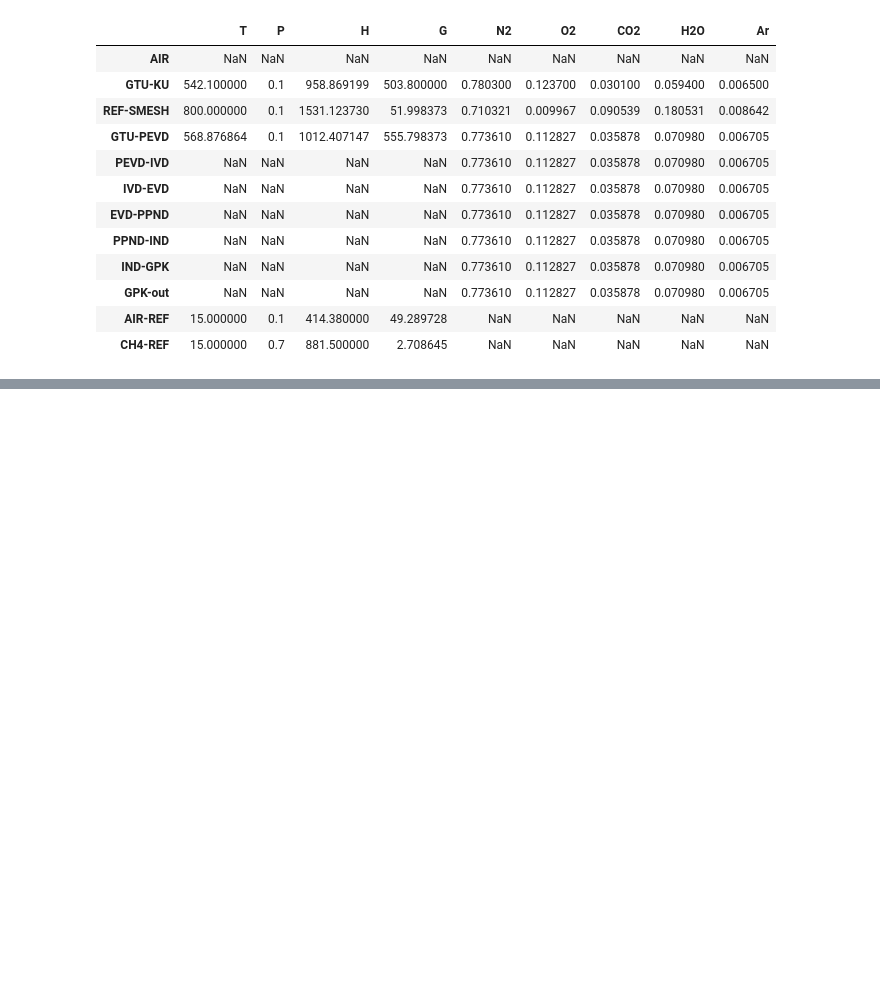
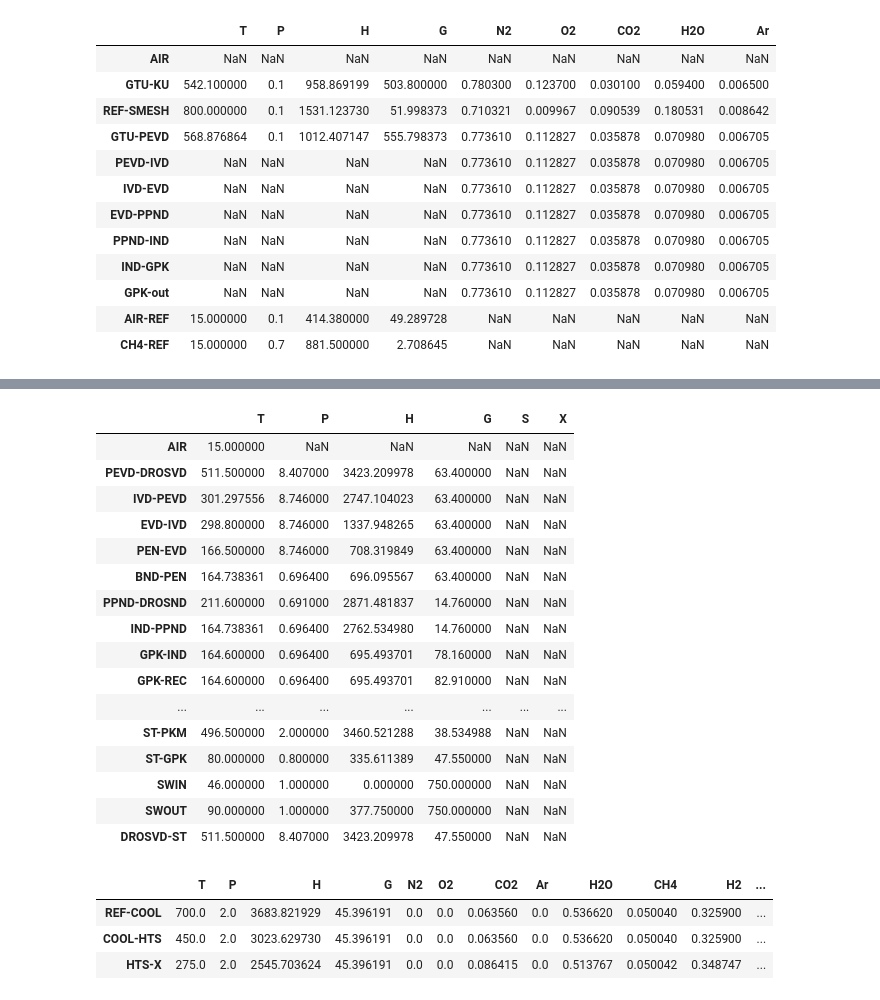
Before and after one commit to maksimovia/GZ, a Jupyter notebook: REF maksimov.ipynb, the cells around one changed output, grey strips where cells are left out. Drawn from its saved outputs; the diff is of its cells as text; code cells hidden in the pictures; blank space fills up the shorter version.

```diff
--- a/REF maksimov.ipynb
+++ b/REF maksimov.ipynb
@@ -187,0 +173,22 @@ heaters
+# %%
+import mat_properties as prop
+import numpy as n
+import pandas as pd
+
+#Вкл выкл заряд по ПКМ
+PKM_zaryad = True
+####################
+
+gas_streams = pd.read_excel("streams.xlsx", sheet_name="gas", index_col=0)
+syngas_streams = pd.read_excel("streams.xlsx", sheet_name="syngas", index_col=0)
+water_streams = pd.read_excel("streams.xlsx", sheet_name="water", index_col=0)
+heaters = pd.read_excel("blocks.xlsx", sheet_name="heaters", index_col=0)
+gas_streams0 = pd.read_excel("streams0.xlsx", sheet_name="gas", index_col=0)
+water_streams0 = pd.read_excel("streams0.xlsx", sheet_name="water", index_col=0)
+
+
+
+from PKM import PKM_all
+PKM_all.calc(PKM_zaryad, gas_streams,syngas_streams,water_streams,water_streams0,heaters)
+
+gas_streams
@@ -187,0 +209,27 @@ heaters
+# %%
+water_streams
+# %% [output]
+|  | T | P | H | G | S | X |
+| AIR | 15.000000 | NaN | NaN | NaN | NaN | NaN |
+| PEVD-DROSVD | 511.500000 | 8.407000 | 3423.209978 | 63.400000 | NaN | NaN |
+| IVD-PEVD | 301.297556 | 8.746000 | 2747.104023 | 63.400000 | NaN | NaN |
+| EVD-IVD | 298.800000 | 8.746000 | 1337.948265 | 63.400000 | NaN | NaN |
+| PEN-EVD | 166.500000 | 8.746000 | 708.319849 | 63.400000 | NaN | NaN |
+| BND-PEN | 164.738361 | 0.696400 | 696.095567 | 63.400000 | NaN | NaN |
+| PPND-DROSND | 211.600000 | 0.691000 | 2871.481837 | 14.760000 | NaN | NaN |
+| IND-PPND | 164.738361 | 0.696400 | 2762.534980 | 14.760000 | NaN | NaN |
+| GPK-IND | 164.600000 | 0.696400 | 695.493701 | 78.160000 | NaN | NaN |
+| GPK-REC | 164.600000 | 0.696400 | 695.493701 | 82.910000 | NaN | NaN |
+| ... | ... | ... | ... | ... | ... | ... |
+| ST-PKM | 496.500000 | 2.000000 | 3460.521288 | 38.534988 | NaN | NaN |
+| ST-GPK | 80.000000 | 0.800000 | 335.611389 | 47.550000 | NaN | NaN |
+| SWIN | 46.000000 | 1.000000 | 0.000000 | 750.000000 | NaN | NaN |
+| SWOUT | 90.000000 | 1.000000 | 377.750000 | 750.000000 | NaN | NaN |
+| DROSVD-ST | 511.500000 | 8.407000 | 3423.209978 | 47.550000 | NaN | NaN |
+# %%
+syngas_streams
+# %% [output]
+|  | T | P | H | G | N2 | O2 | CO2 | Ar | H2O | CH4 | H2 | ... |
+| REF-COOL | 700.0 | 2.0 | 3683.821929 | 45.396191 | 0.0 | 0.0 | 0.063560 | 0.0 | 0.536620 | 0.050040 | 0.325900 | ... |
+| COOL-HTS | 450.0 | 2.0 | 3023.629730 | 45.396191 | 0.0 | 0.0 | 0.063560 | 0.0 | 0.536620 | 0.050040 | 0.325900 | ... |
+| HTS-X | 275.0 | 2.0 | 2545.703624 | 45.396191 | 0.0 | 0.0 | 0.086415 | 0.0 | 0.513767 | 0.050042 | 0.348747 | ... |
```
Also changed, not shown: parts of 6 cells of this notebook, 2 other files.
